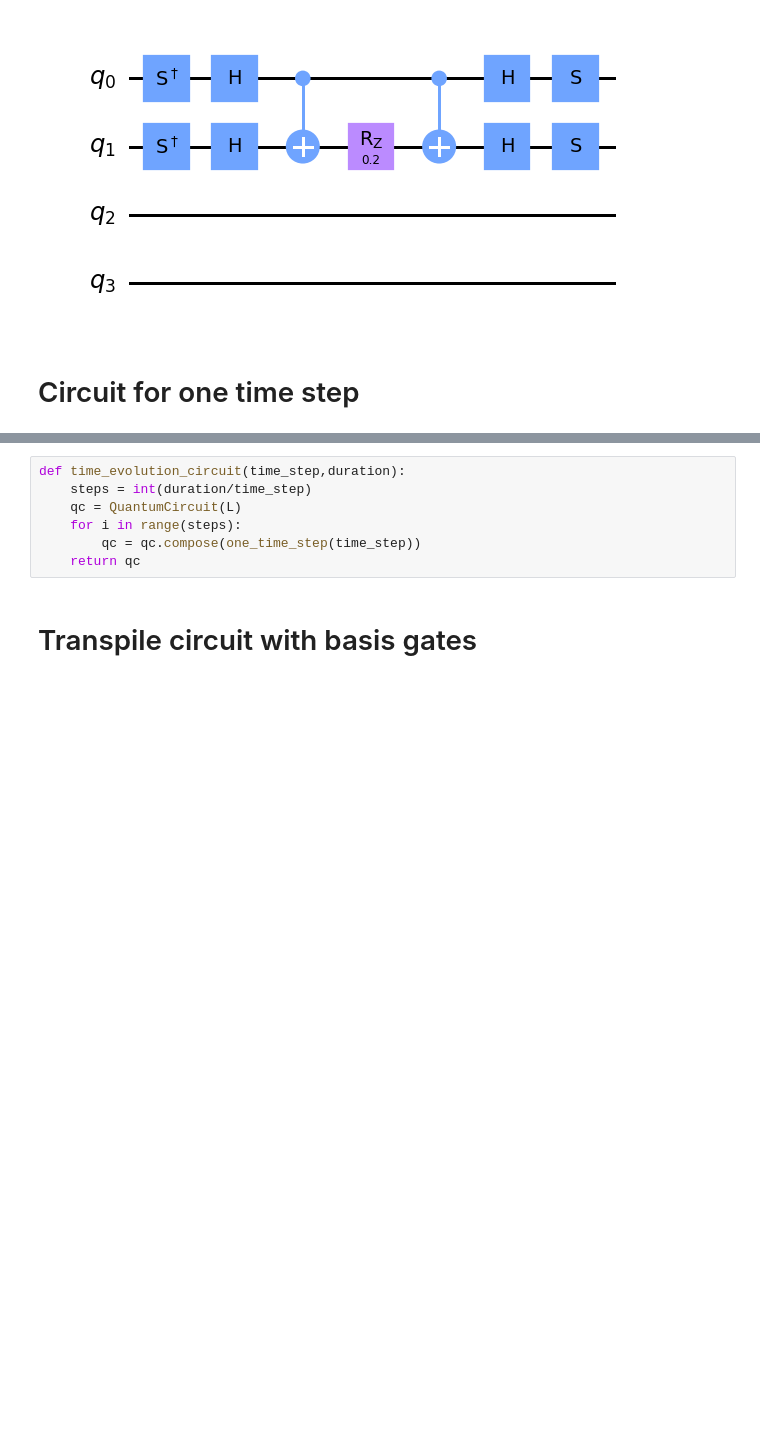
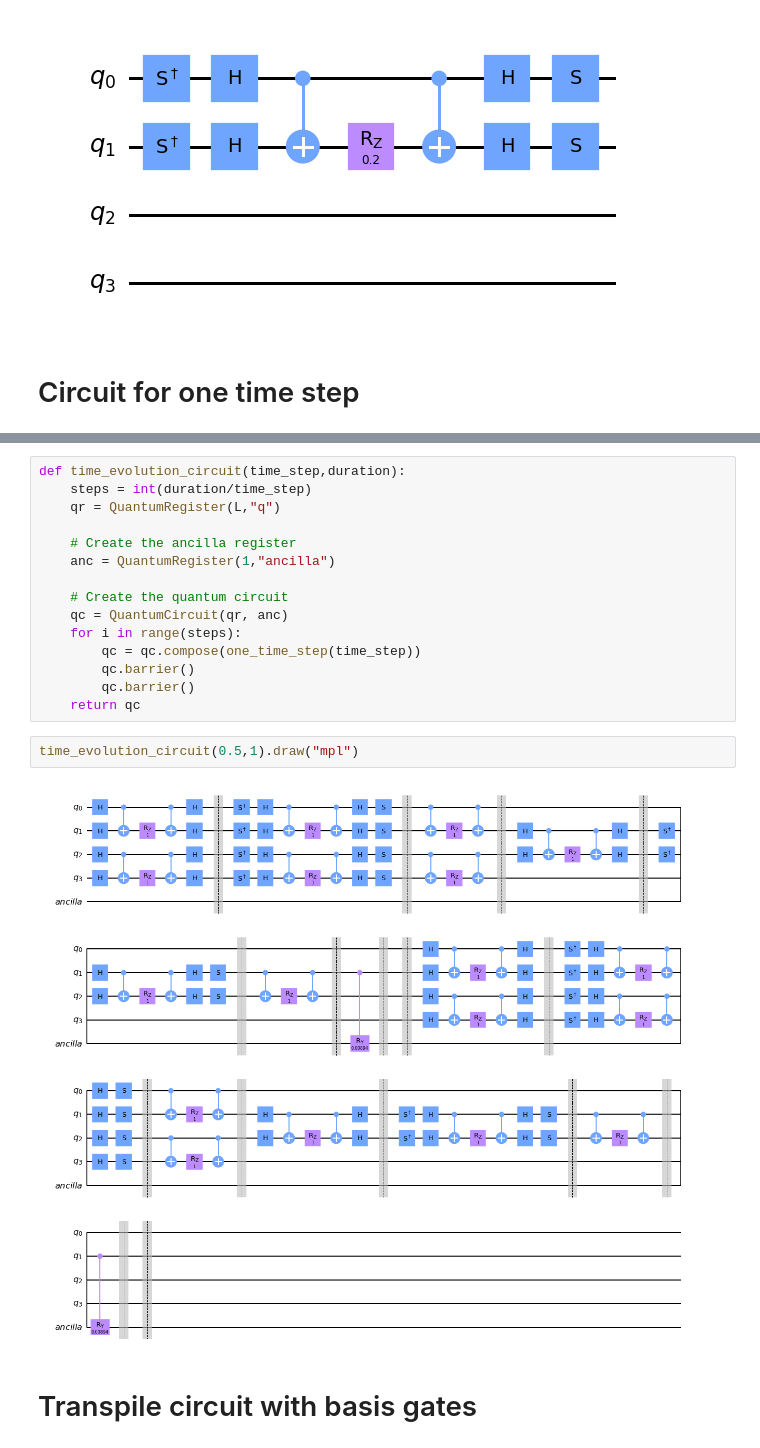
Before and after one commit to psasanka1729/hamiltonian_evolution_heisenberg_model, a Jupyter notebook: Hamiltonian_simulation_Heisenberg_model_qiskit.ipynb, the cells around one changed output, grey strips where cells are left out. Drawn from its saved outputs; the diff is of its cells as text; blank space fills up the shorter version.

```diff
--- a/Hamiltonian_simulation_Heisenberg_model_qiskit.ipynb
+++ b/Hamiltonian_simulation_Heisenberg_model_qiskit.ipynb
@@ -101,10 +118,22 @@ one_time_step(1.e-5).draw("mpl",scale=1.5)
 # %%
 def time_evolution_circuit(time_step,duration):
     steps = int(duration/time_step)
-    qc = QuantumCircuit(L)
+    qr = QuantumRegister(L,"q")
+
+    # Create the ancilla register
+    anc = QuantumRegister(1,"ancilla")
+
+    # Create the quantum circuit
+    qc = QuantumCircuit(qr, anc)
     for i in range(steps):
         qc = qc.compose(one_time_step(time_step))
+        qc.barrier()
+        qc.barrier()
     return qc
+# %%
+time_evolution_circuit(0.5,1).draw("mpl")
+# %% [output]
+[figure, added]
 # %% [markdown]
 # Transpile circuit with basis gates
 # %%
```
Also changed, not shown: parts of 3 cells of this notebook.
